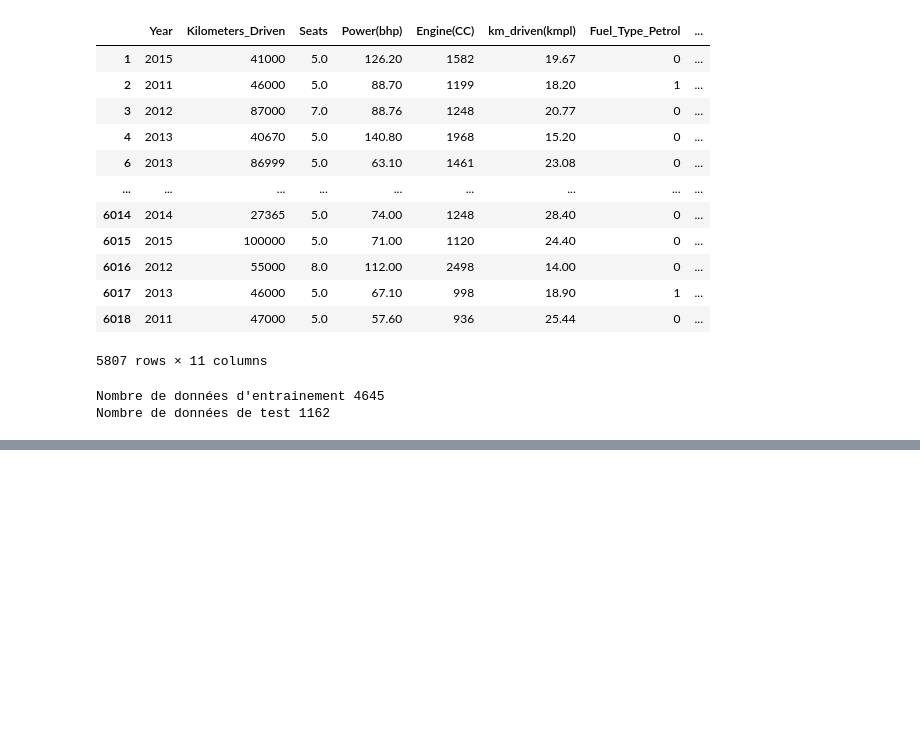
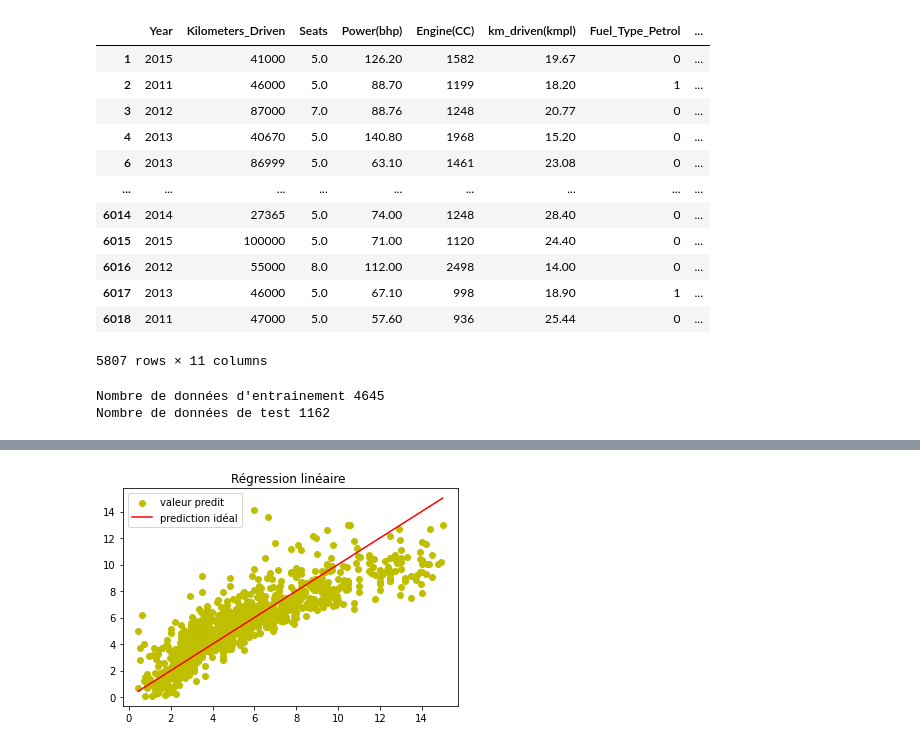
Before and after one commit to hajarison/Data_Analytics_Portfolio, a Jupyter notebook: DATA_PROJECT/002_Car_Price_Pred/Car_Pred_Project_INSI.ipynb, the cells around one changed output, grey strips where cells are left out. Cells and saved outputs as stored; diff of their text form; code cells hidden in the pictures; blank space fills up the shorter version.

```diff
--- a/DATA_PROJECT/002_Car_Price_Pred/Car_Pred_Project_INSI.ipynb
+++ b/DATA_PROJECT/002_Car_Price_Pred/Car_Pred_Project_INSI.ipynb
@@ -1392,0 +1436,4 @@ mse :  12.164280861445782
+# %%
+linear_model = LinearRegression()
+linear_model.fit(X_train, y_train)
+predictions = linear_model.predict(X_test)
@@ -1392,0 +1450,8 @@ mse :  12.164280861445782
+# %%
+plt.scatter(y_test,abs(predictions),color='y')
+plt.plot([min(y_test),max(y_test)],[min(y_test),max(y_test)],linestyle='solid',color='r')
+plt.legend(['valeur predit','prediction idéal'])
+plt.title('Régression linéaire ')
+plt.show()
+# %% [output]
+[figure, added]
```
Also changed, not shown: parts of 42 cells of this notebook, 2 other files.
